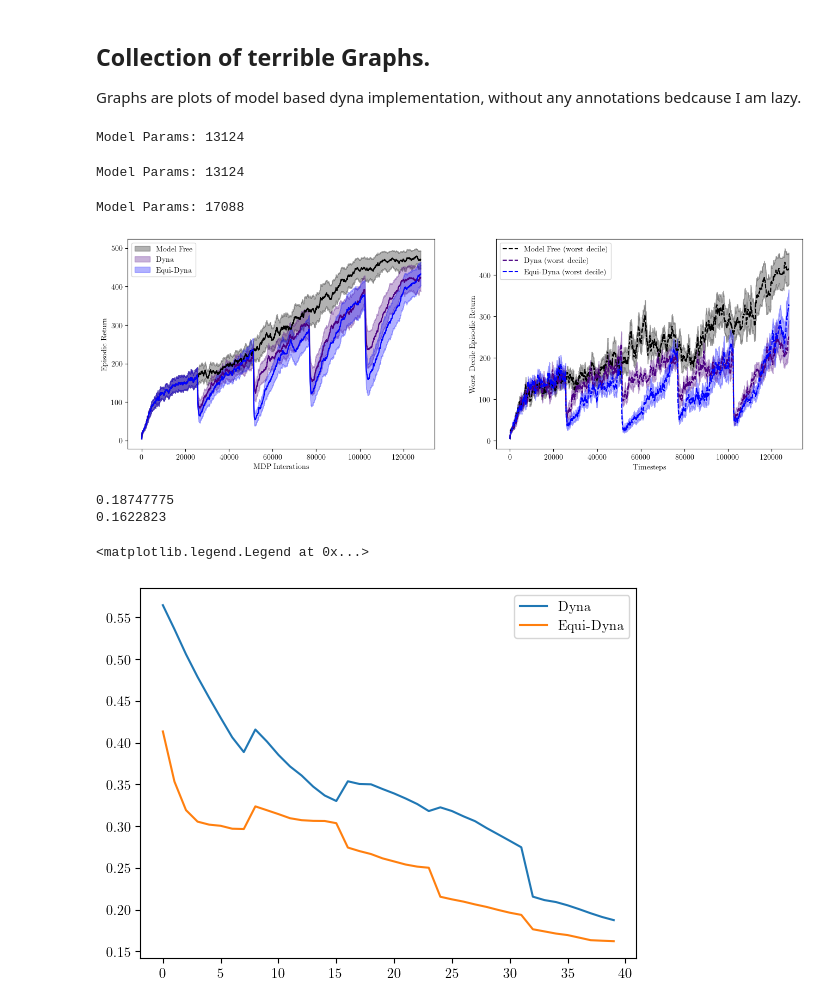
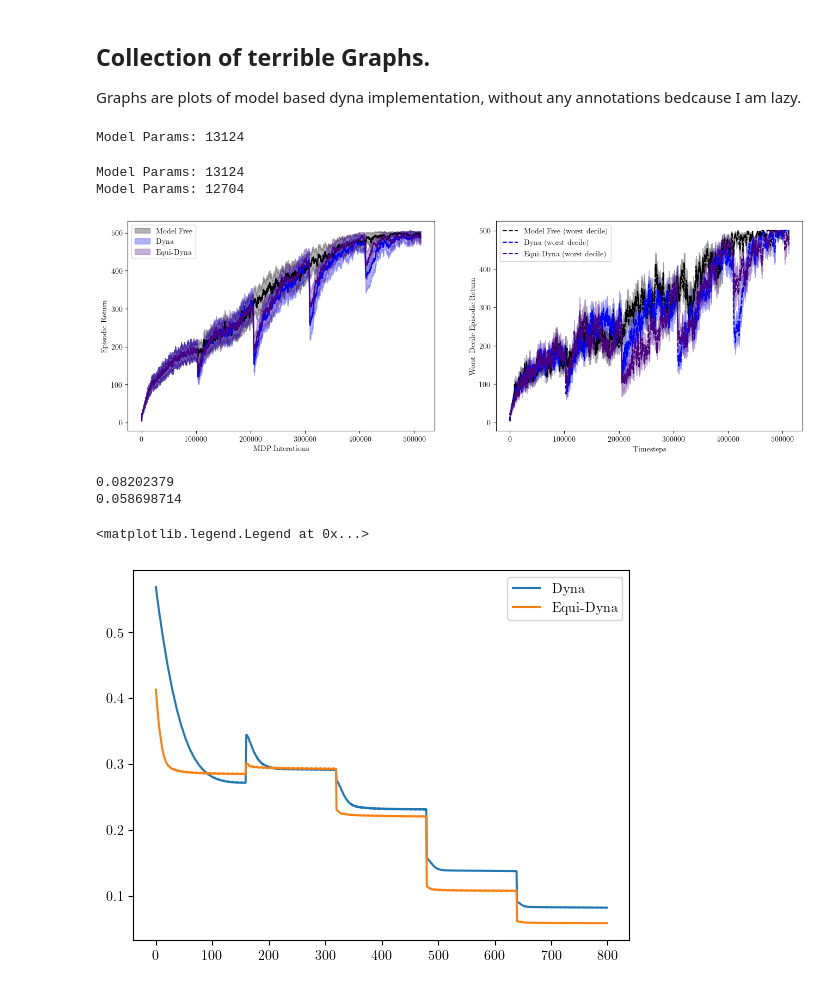
Before and after one commit to seancraven/mono_ms, a Jupyter notebook: dyna/trial.ipynb, the cells around one changed output. Drawn from its saved outputs; the diff is of its cells as text; code cells hidden in the pictures.

```diff
--- a/dyna/trial.ipynb
+++ b/dyna/trial.ipynb
@@ -13,13 +15,13 @@ import jax.numpy as jnp
 # %%
 NUM_UPDATES = 5
-TM_LR = 5e-4
+TM_LR = 1e-4
 AC_LR = 3.5e-4
 NUM_SEEDS = 16
 NUM_ENVS = 4
-TM_EPOCHS = 1
-PR = 1
+TM_EPOCHS = 20
+PR = 0.2
 
-ac_hyp = ActorCriticHyperParams(NUM_UPDATES=50, NUM_EPOCHS=6, LR=AC_LR, PRIV_NUM_TIMESTEPS=128)
+ac_hyp = ActorCriticHyperParams(NUM_UPDATES=200, NUM_EPOCHS=1, LR=AC_LR, PRIV_NUM_TIMESTEPS=128)
 eqi_hyp = TransitionModelHyperParams(MODEL_FN=EquiModel,LR=TM_LR, NUM_EPOCHS=TM_EPOCHS, )
 tm_hyp = TransitionModelHyperParams(MODEL_FN=Model,LR=TM_LR, NUM_EPOCHS=TM_EPOCHS, )
 no_m_hyp = TransitionModelHyperParams(USE_MODEL=False, LR=TM_LR, NUM_EPOCHS=TM_EPOCHS, )
@@ -32,7 +34,6 @@ rngs = jax.random.split(rng, NUM_SEEDS)
 results= []
 hyp = [mf_hyp, dyna_hyp, equi_hyp]
 names = ['Model Free', 'Dyna', 'Equi-Dyna']
-cs = ["black", "indigo", "blue"]
 def stack_tuple_list(tup_list):
     items = [[] for _ in tup_list[0]]
     for tup in tup_list:
@@ -62,13 +63,12 @@ for h in hyp[:]:
 # %% [output]
 Model Params: 13124
 Model Params: 13124
+Model Params: 12704
-Model Params: 17088
 # %%
-import matplotlib
-matplotlib.rcParams.update({'text.usetex': True, "font.family": "serif"})
 def moving_average(x, w=100):
     return np.convolve(x, np.ones(w), "valid") / w
 fig, ax = plt.subplots(1, 2, figsize=(16, 5))
+cs = ["black", "blue", "indigo"]
 for res, name, c in zip(results, names, cs):
     traj = res[1]
     # acting_returns = 1 - traj.info["returned_episode_returns"]/ 500
@@ -90,34 +90,34 @@ for res, name, c in zip(results, names, cs):
     ax[0].set_ylabel("Episodic Return")
     cumulative_returns = np.cumsum(acting_returns, axis=1)[:, -1]
     worst_decile = np.quantile(cumulative_returns, 0.1)
     worst_mean = acting_returns[cumulative_returns < worst_decile].mean(axis=0)
     worst_std = acting_returns[cumulative_returns < worst_decile].std(
         axis=0
     ) / np.sqrt(NUM_SEEDS)
     worst_upper = worst_mean + worst_std
     worst_lower = worst_mean - worst_std
     ax[1].plot(
         x,
         moving_average(worst_mean),
         label=f"{name} (worst decile)",
         linestyle="--",
         color=c,
     )
     ax[1].fill_between(
         x,
         moving_average(worst_lower),
         moving_average(worst_upper),
         alpha=0.3,
         color=c,
     )
     ax[1].set_xlabel("Timesteps")
     ax[1].set_ylabel("Worst Decile Episodic Return")
 
 ax[0].legend()
 ax[1].legend()
 fig.savefig("plots.png")
 # %% [output]
-[figure, old version]
+[figure, new version]
 # %%
 for info, name in zip(results[1:], names[1:]):
     m_loss= info[-1]
@@ -126,7 +126,7 @@ for info, name in zip(results[1:], names[1:]):
 
 plt.legend()
 # %% [output]
-0.18747775
-0.1622823
+0.08202379
+0.058698714
 <matplotlib.legend.Legend at 0x...>
-[figure, old version]
+[figure, new version]
```
Also changed, not shown: parts of 1 cell of this notebook, 4 other files.
